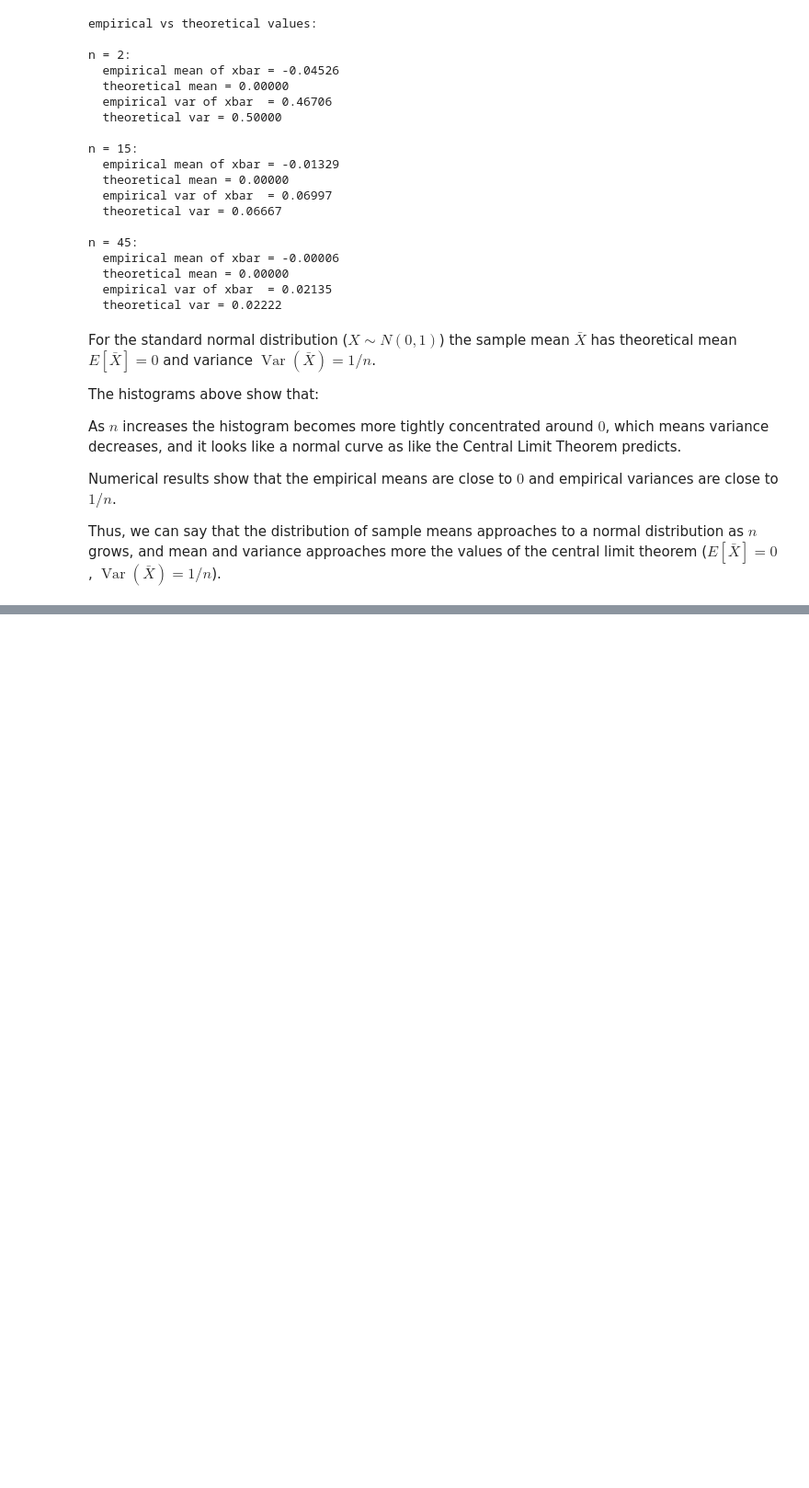
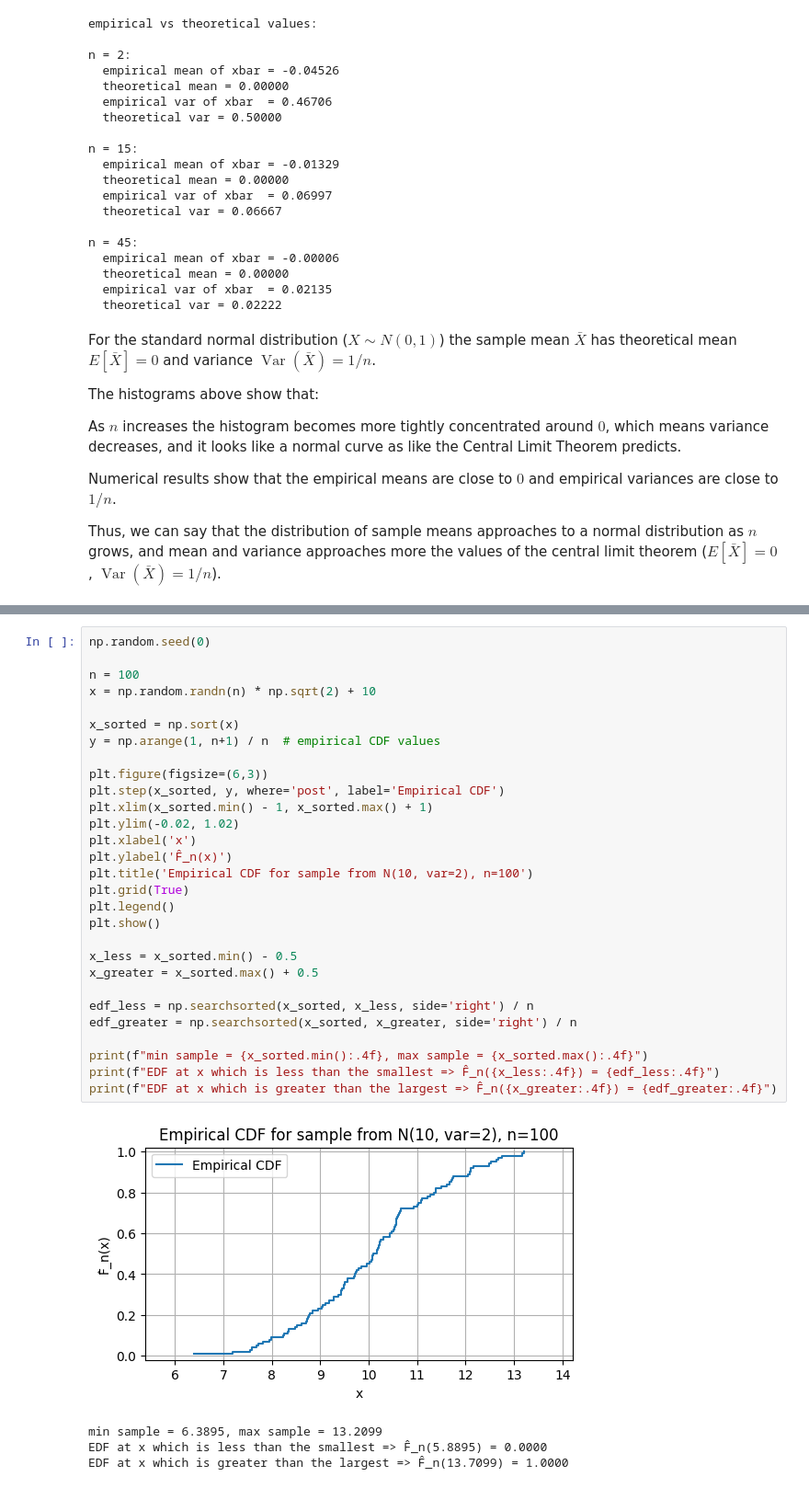
Before and after one commit to mervenurkarabulut/gsu-ind-522, a Jupyter notebook: HW3/hw3.ipynb, the cells around one changed output, grey strips where cells are left out. Shown at 92% size. Cells and saved outputs as stored; diff of their text form; blank space fills up the shorter version.

```diff
--- a/HW3/hw3.ipynb
+++ b/HW3/hw3.ipynb
@@ -356,0 +406,34 @@ Thus, we can say that the distribution of sample means approaches to a normal di
+# %%
+np.random.seed(0)
+
+n = 100
+x = np.random.randn(n) * np.sqrt(2) + 10
+
+x_sorted = np.sort(x)
+y = np.arange(1, n+1) / n  # empirical CDF values
+
+plt.figure(figsize=(6,3))
+plt.step(x_sorted, y, where='post', label='Empirical CDF')
+plt.xlim(x_sorted.min() - 1, x_sorted.max() + 1)
+plt.ylim(-0.02, 1.02)
+plt.xlabel('x')
+plt.ylabel('F̂_n(x)')
+plt.title('Empirical CDF for sample from N(10, var=2), n=100')
+plt.grid(True)
+plt.legend()
+plt.show()
+
+x_less = x_sorted.min() - 0.5
+x_greater = x_sorted.max() + 0.5
+
+edf_less = np.searchsorted(x_sorted, x_less, side='right') / n
+edf_greater = np.searchsorted(x_sorted, x_greater, side='right') / n
+
+print(f"min sample = {x_sorted.min():.4f}, max sample = {x_sorted.max():.4f}")
+print(f"EDF at x which is less than the smallest => F̂_n({x_less:.4f}) = {edf_less:.4f}")
+print(f"EDF at x which is greater than the largest => F̂_n({x_greater:.4f}) = {edf_greater:.4f}")
+# %% [output]
+[figure, added]
+min sample = 6.3895, max sample = 13.2099
+EDF at x which is less than the smallest => F̂_n(5.8895) = 0.0000
+EDF at x which is greater than the largest => F̂_n(13.7099) = 1.0000
```
Also changed, not shown: parts of 7 cells of this notebook.
